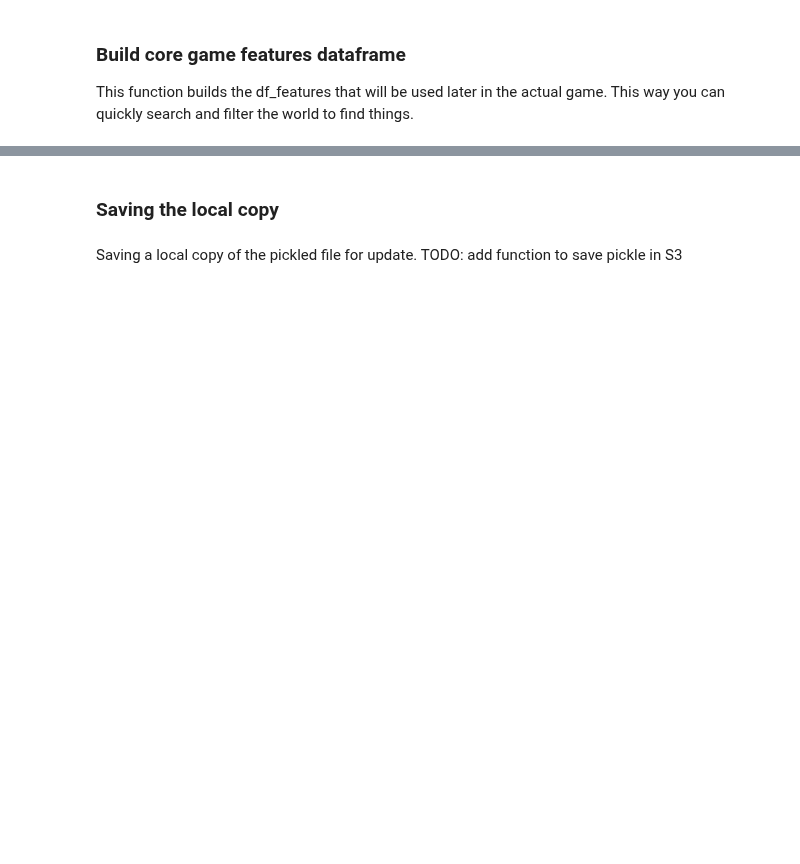
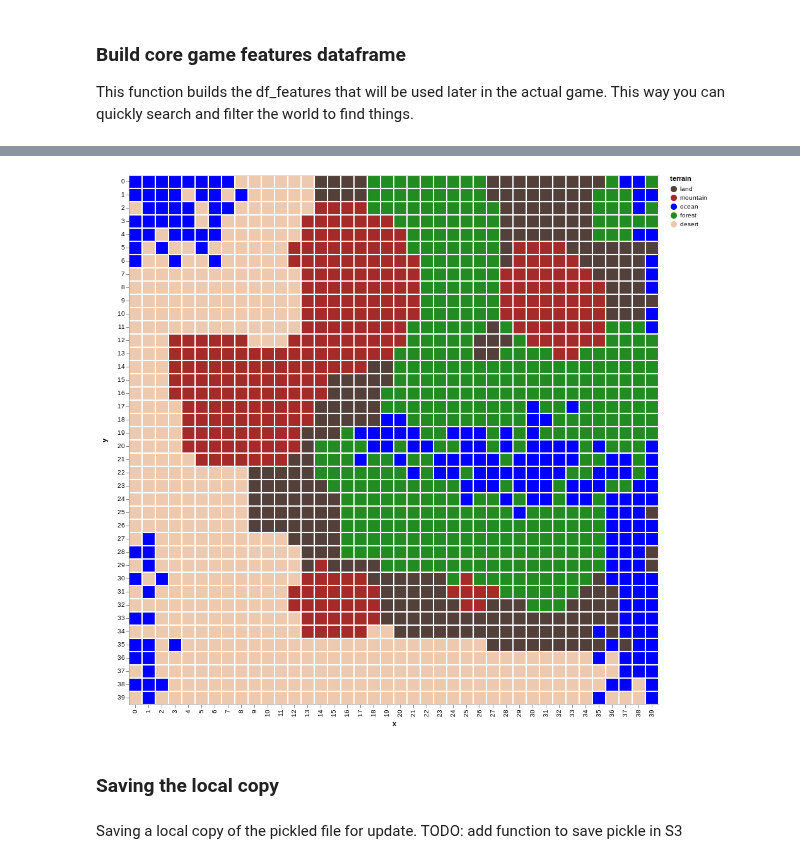
Before and after one commit to BillmanH/dsadventure, a Jupyter notebook: notebooks/1 Geology and Terrain.ipynb, the cells around one changed output, grey strips where cells are left out. Drawn from its saved outputs; the diff is of its cells as text; code cells hidden in the pictures; blank space fills up the shorter version.

```diff
--- a/notebooks/1 Geology and Terrain.ipynb
+++ b/notebooks/1 Geology and Terrain.ipynb
@@ -127,19 +127,23 @@ alt.Chart(world.df_features).mark_bar().encode(
 # %%
-landscape.desert_threshold = 5
+landscape.desert_threshold = 2
 landscape.forest_threshold = 25
 
 def set_ecology(x):
     if x.terrain == "ocean":
+        return x.terrain
+    if x.terrain == "mountain":
         return x.terrain
     if x.rainfall > landscape.forest_threshold:
         return "forest"
     if x.rainfall < landscape.desert_threshold:
         return "desert"
     return x.terrain
 
 
-world.df_features['terrain_1'] = world.df_features.apply(set_ecology,axis =1 )
+world.df_features['terrain'] = world.df_features.apply(set_ecology,axis =1 )
 draw.drawterrainadvanced(world.df_features)
+# %% [output]
+[figure, added]
 # %% [markdown]
 ### Saving the local copy
 # %% [markdown]
```
Also changed, not shown: parts of 8 cells of this notebook, 3 other files.
